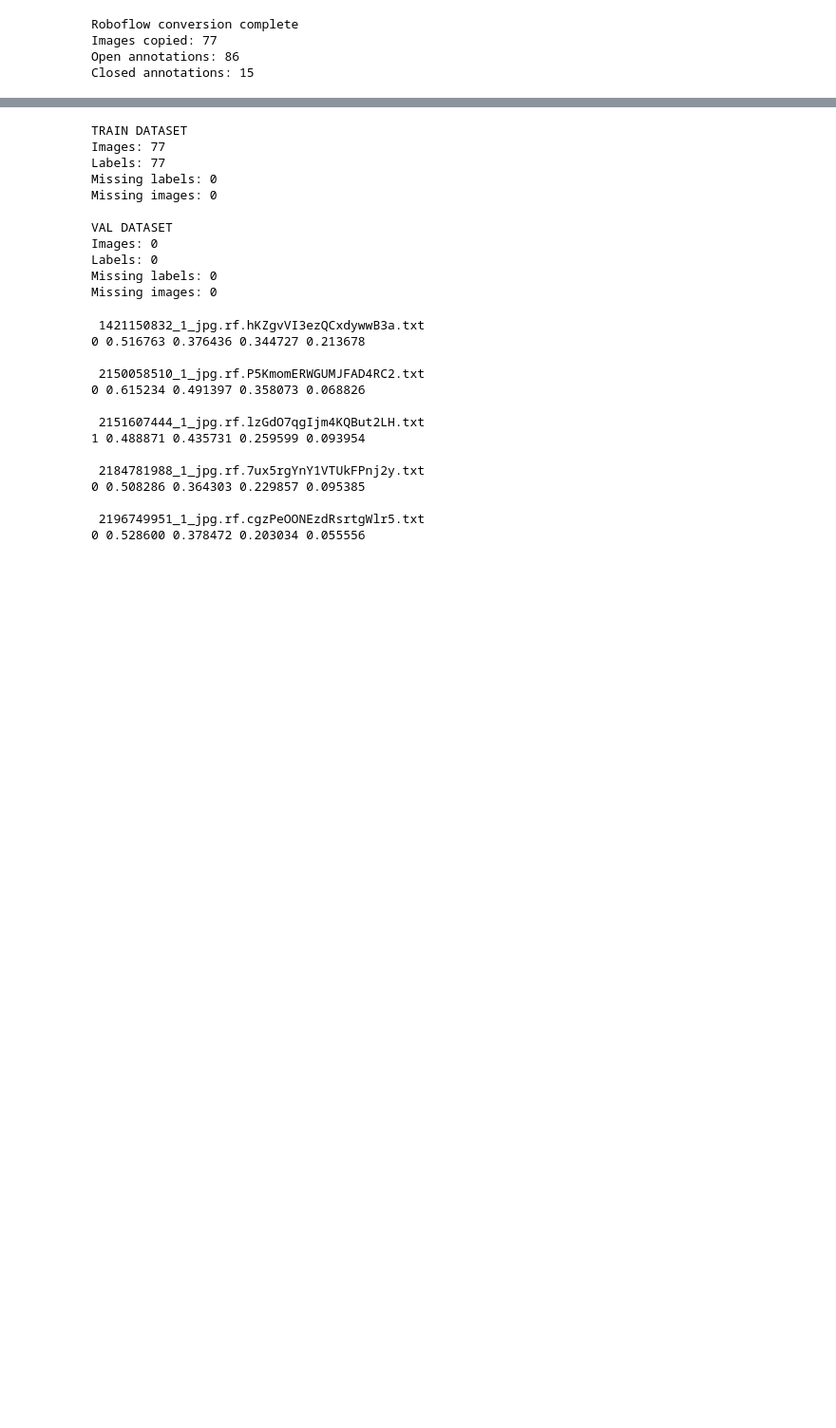
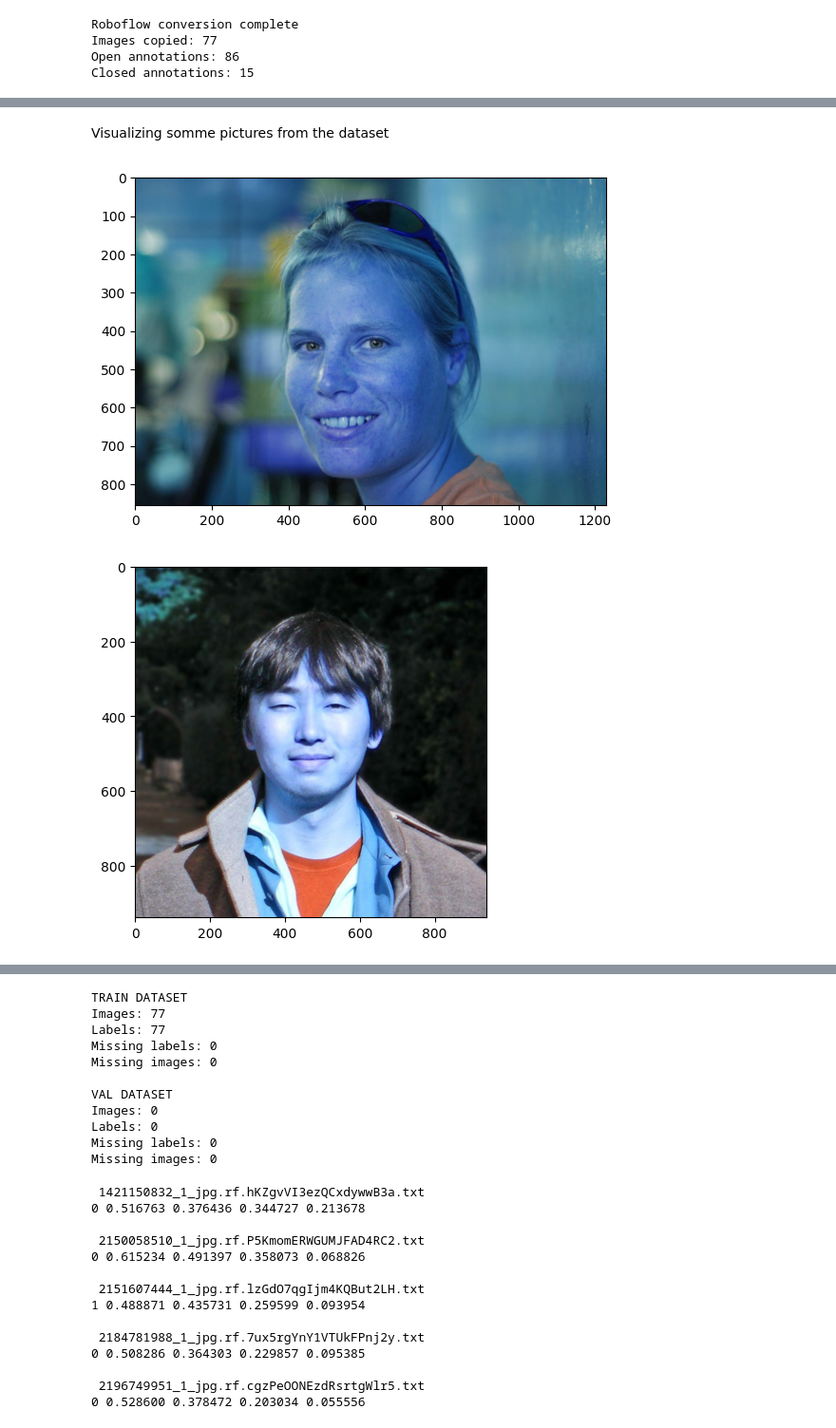
Before and after one commit to gurnisha-rehal/group3-blink-detector, a Jupyter notebook: blink_detector_training.ipynb, the cells around one changed output, grey strips where cells are left out. Shown at 95% size. Drawn from its saved outputs; the diff is of its cells as text; code cells hidden in the pictures; blank space fills up the shorter version.

Commit message:
Need to fix validation file in Google Drive and then create txt files

```diff
--- a/blink_detector_training.ipynb
+++ b/blink_detector_training.ipynb
@@ -123,3 +139,12 @@ else:
     print("Roboflow dataset already extracted.")
 # %% [output]
 Roboflow dataset already extracted.
+# %%
+# Roboflow training directory
+train_dir = os.path.join(source_dir, "train")
+
+# Our collected images directory
+val_dir = own_images_dir
+
+print("Training directory exists:", os.path.exists(train_dir))
+print("Validation directory exists:", os.path.exists(val_dir))
@@ -126,6 +186,7 @@ Roboflow dataset already extracted.
 # %%
 annotation_path = os.path.join(
-    source_dir, "train", "_annotations.coco.json"
+    train_dir,
+    "_annotations.coco.json"
 )
 
 with open(annotation_path, "r") as f:
@@ -268,26 +329,3 @@ Roboflow conversion complete
 Images copied: 77
 Open annotations: 86
 Closed annotations: 15
-# %%
-# Visualize first four training images
-
-train_image_dir = os.path.join(image_dir, "train")
-
-train_images = [
-    f for f in os.listdir(train_image_dir)
-    if f.lower().endswith((".jpg", ".jpeg", ".png"))
-]
-
-for idx, filename in enumerate(sorted(train_images)[:4]):
-
-    img = cv2.imread(
-        os.path.join(train_image_dir, filename)
-    )
-
-    img = cv2.cvtColor(img, cv2.COLOR_BGR2RGB)
-
-    plt.figure(figsize=(6, 5))
-    plt.imshow(img)
-    plt.title(filename)
-    plt.axis("off")
-    plt.show()
@@ -298,0 +332,14 @@ for idx, filename in enumerate(sorted(train_images)[:4]):
+# %% [markdown]
+Visualizing somme pictures from the dataset
+# %%
+#visualize first four sample images from train data
+for idx, image in enumerate(os.listdir(os.path.join(image_dir, "train"))):
+    img = cv2.imread(os.path.join(image_dir,"train", image), 1)
+    plt.imshow(img)
+    plt.show()
+
+    if idx == 3:
+        break
+# %% [output]
+[figure, added]
+[figure, added]
```
Also changed, not shown: parts of 12 cells of this notebook.
